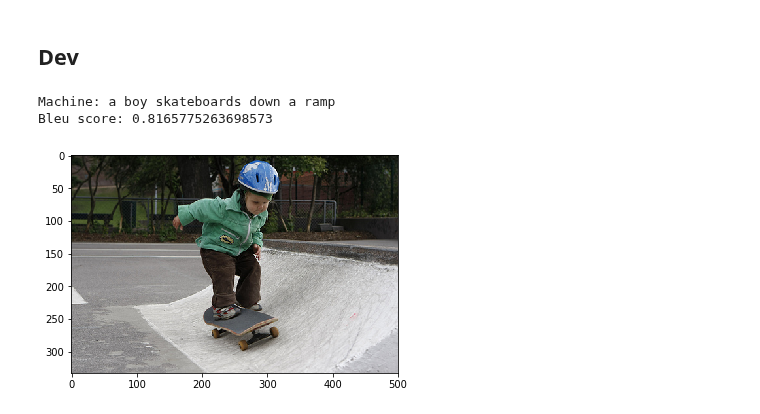
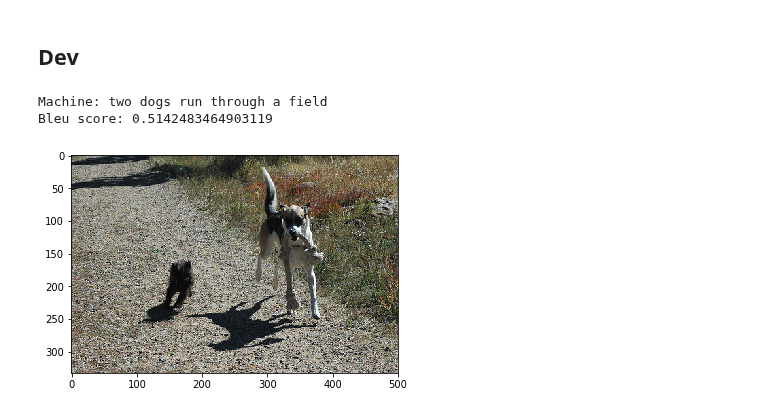
Before and after one commit to VIVelev/Image-Captioning, a Jupyter notebook: src/main.ipynb, the cells around one changed output. Saved outputs shown, nothing was run; the diff lists cells and outputs as text; code cells hidden in the pictures.

```diff
--- a/src/main.ipynb
+++ b/src/main.ipynb
@@ -699,16 +694,33 @@ def show_img(path_to_img):
-# %%
-dev_image_descriptions['2635164923_2a774f7854']
-img_id = '2635164923_2a774f7854'
 # %%
-hypothesis = inference(load_image(img_id))
-references = image_descriptions[img_id]
+def get_mean_bleu_score(image_descriptions_set):
+    score = 0
 
-print('Machine: {}'.format(hypothesis))
-print('Bleu score: {}'.format(bleu_score.sentence_bleu(references, hypothesis)))
+    for img_id, references in image_descriptions_set.items():
+        hypothesis = inference(load_image(img_id))
+        score = bleu_score.sentence_bleu(references, hypothesis)
+
+    return score / len(image_descriptions_set)
 
 
-show_img(IMAGES_DIR+img_id+'.jpg')
+def show_img(path_to_img):
+    img = Image.open(path_to_img)
+    img.load()
+    plt.imshow(np.asarray(img, dtype='int32'));
+
+def evaluate(img_id):
+    hypothesis = inference(load_image(img_id))
+    references = image_descriptions[img_id]
+
+    print('Machine: {}'.format(hypothesis))
+    print('Bleu score: {}'.format(bleu_score.sentence_bleu(references, hypothesis)))
+
+
+    show_img(IMAGES_DIR+img_id+'.jpg')
-# %% [output]
-Machine: a boy skateboards down a ramp
-Bleu score: 0.8165775263698573
-[figure, removed]
+# %%
+
+dev_image_descriptions['1470536919_1f3fd6c65a']
+evaluate('1470536919_1f3fd6c65a')
+# %% [output]
+Machine: two dogs run through a field
+Bleu score: 0.5142483464903119
+[figure, added]
```
Also changed, not shown: parts of 1 cell of this notebook, 6 other files.
